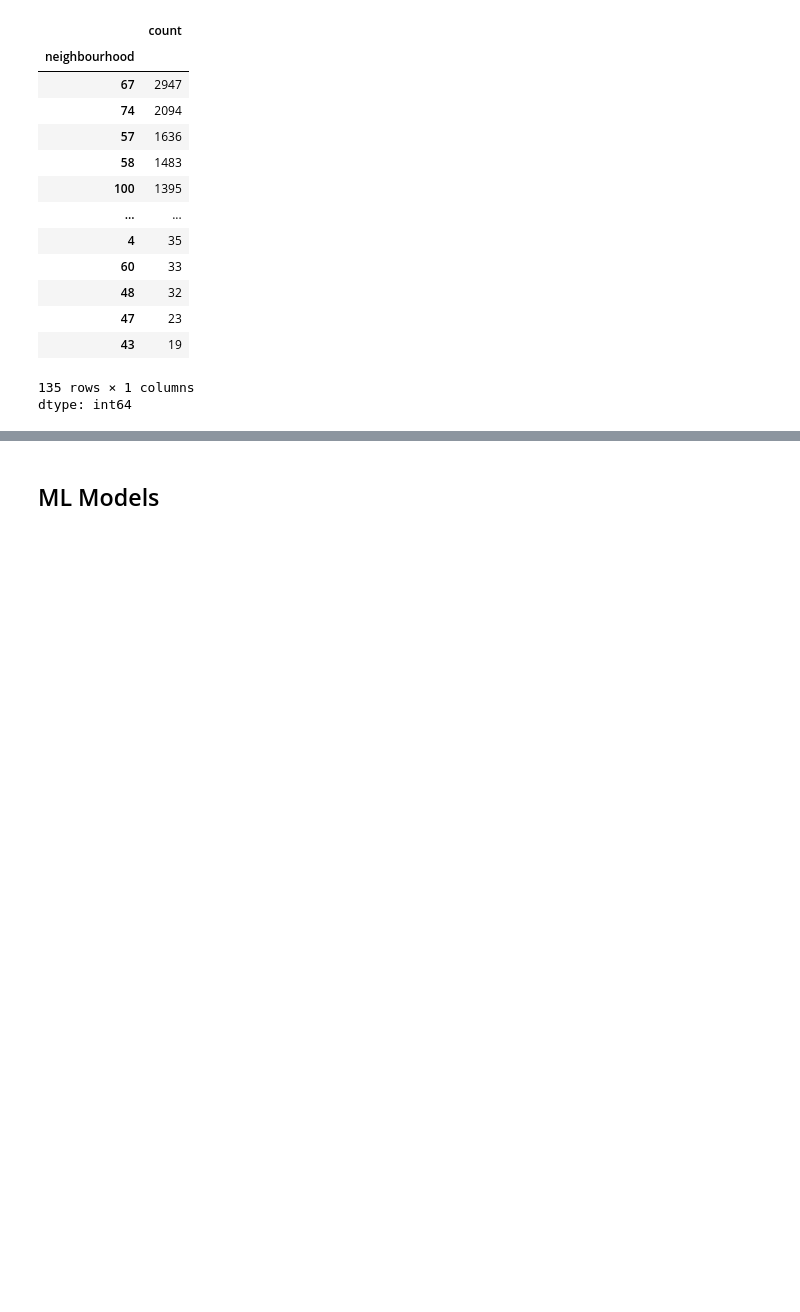
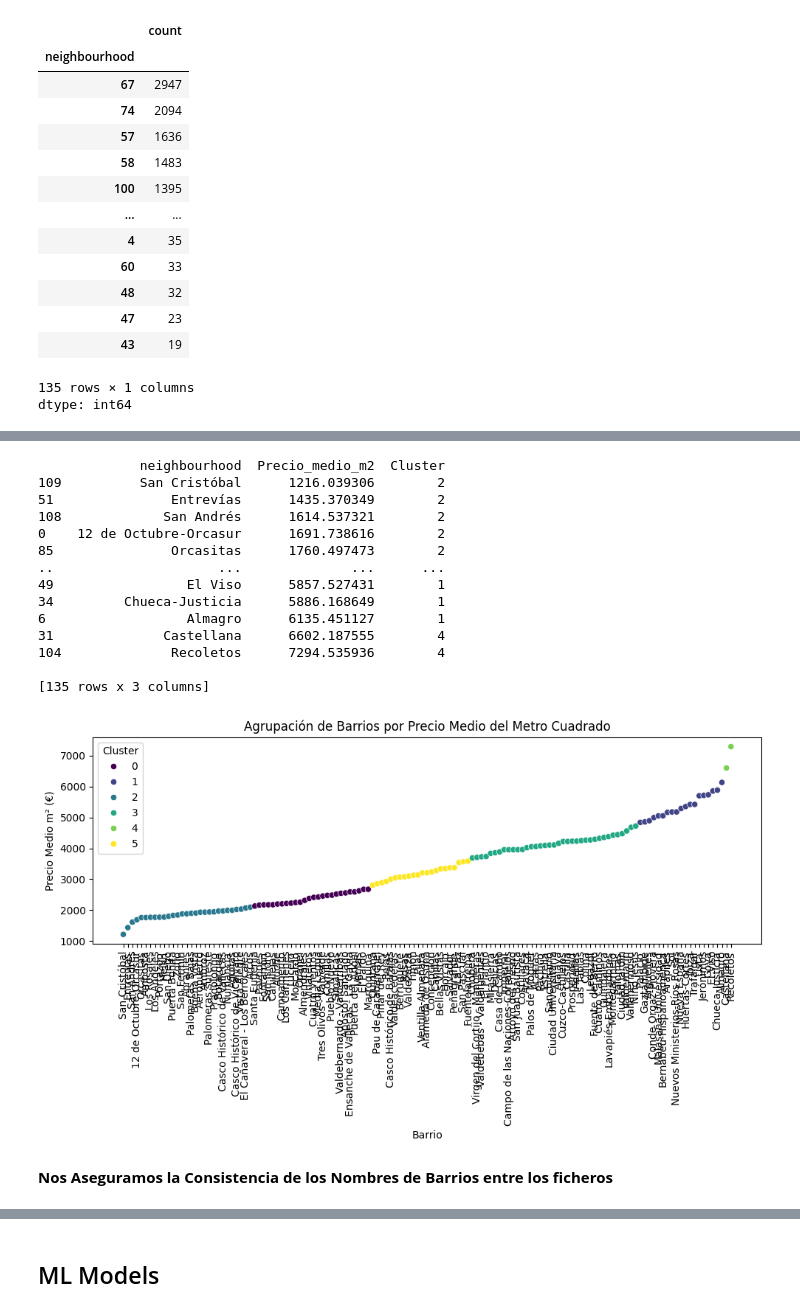
Before and after one commit to edouardor/Idealista_2024, a Jupyter notebook: Notebooks/Idealista Madrid github.ipynb, the cells around one changed output, grey strips where cells are left out. Drawn from its saved outputs; the diff is of its cells as text; code cells hidden in the pictures; blank space fills up the shorter version.

```diff
--- a/Notebooks/Idealista Madrid github.ipynb
+++ b/Notebooks/Idealista Madrid github.ipynb
@@ -351,0 +409,44 @@ df_Madrid = df.copy()
+# %%
+# Definir el número de clusters
+k_optimo = 6
+
+# Inicializar y ajustar el modelo
+kmeans = KMeans(n_clusters=k_optimo, random_state=42)
+precio_medio_barrio['Cluster'] = kmeans.fit_predict(precio_medio_barrio[['Precio_medio_m2']])
+
+# Opcional: Añadir los centroides
+centroides = kmeans.cluster_centers_
+# %%
+# Ordenar los barrios por precio medio y cluster
+precio_medio_barrio.sort_values('Precio_medio_m2', inplace=True)
+
+print(precio_medio_barrio)
+
+# Visualización con Seaborn
+plt.figure(figsize=(10, 6))
+sns.scatterplot(data=precio_medio_barrio, x='neighbourhood', y='Precio_medio_m2', hue='Cluster', palette='viridis')
+plt.xticks(rotation=90)
+plt.xlabel('Barrio')
+plt.ylabel('Precio Medio m² (€)')
+plt.title('Agrupación de Barrios por Precio Medio del Metro Cuadrado')
+plt.legend(title='Cluster')
+plt.tight_layout()
+plt.show()
+# %% [output]
+             neighbourhood  Precio_medio_m2  Cluster
+109          San Cristóbal      1216.039306        2
+51               Entrevías      1435.370349        2
+108             San Andrés      1614.537321        2
+0    12 de Octubre-Orcasur      1691.738616        2
+85               Orcasitas      1760.497473        2
+..                     ...              ...      ...
+49                 El Viso      5857.527431        1
+34         Chueca-Justicia      5886.168649        1
+6                  Almagro      6135.451127        1
+31              Castellana      6602.187555        4
+104              Recoletos      7294.535936        4
+
+[135 rows x 3 columns]
+[figure, added]
+# %% [markdown]
+**Nos Aseguramos la Consistencia de los Nombres de Barrios entre los ficheros**
```
Also changed, not shown: parts of 31 cells of this notebook.
